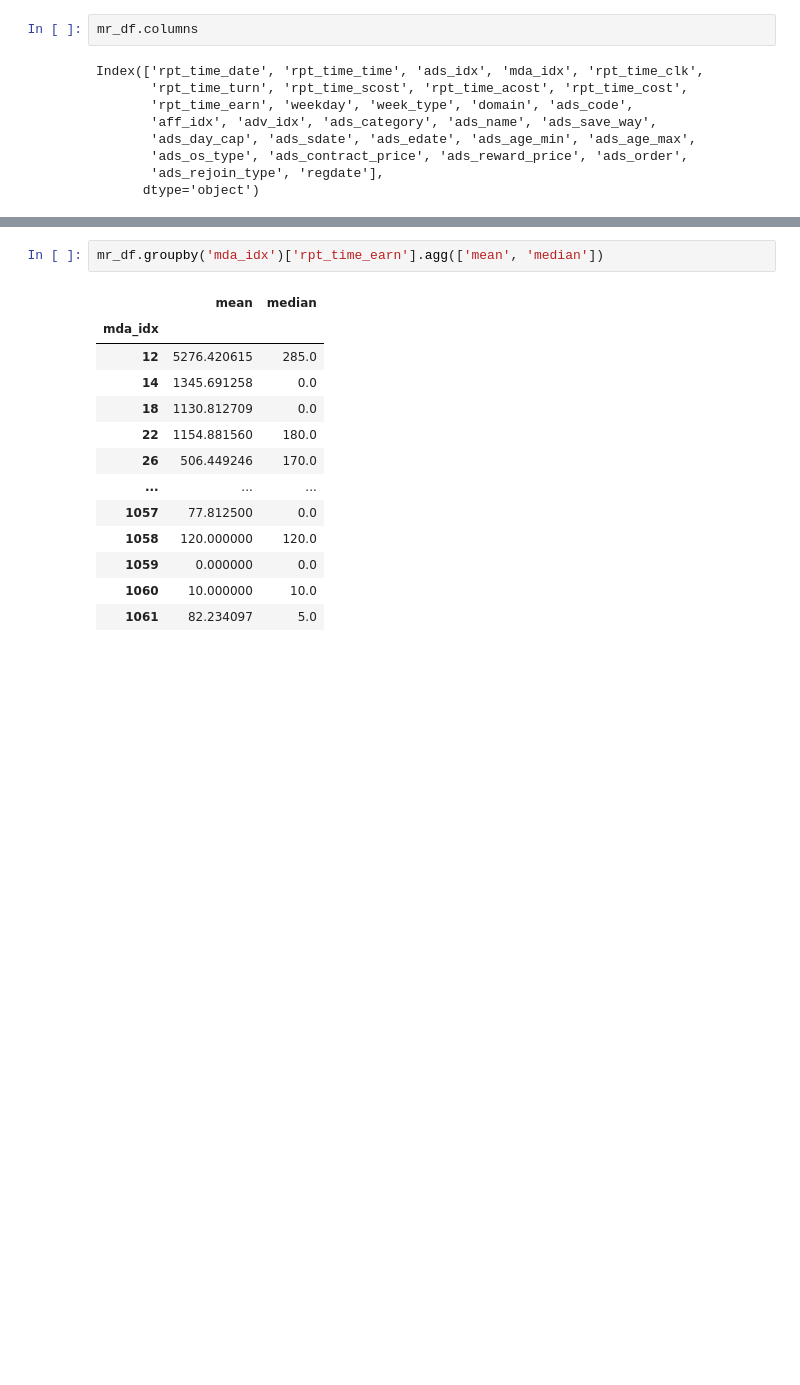
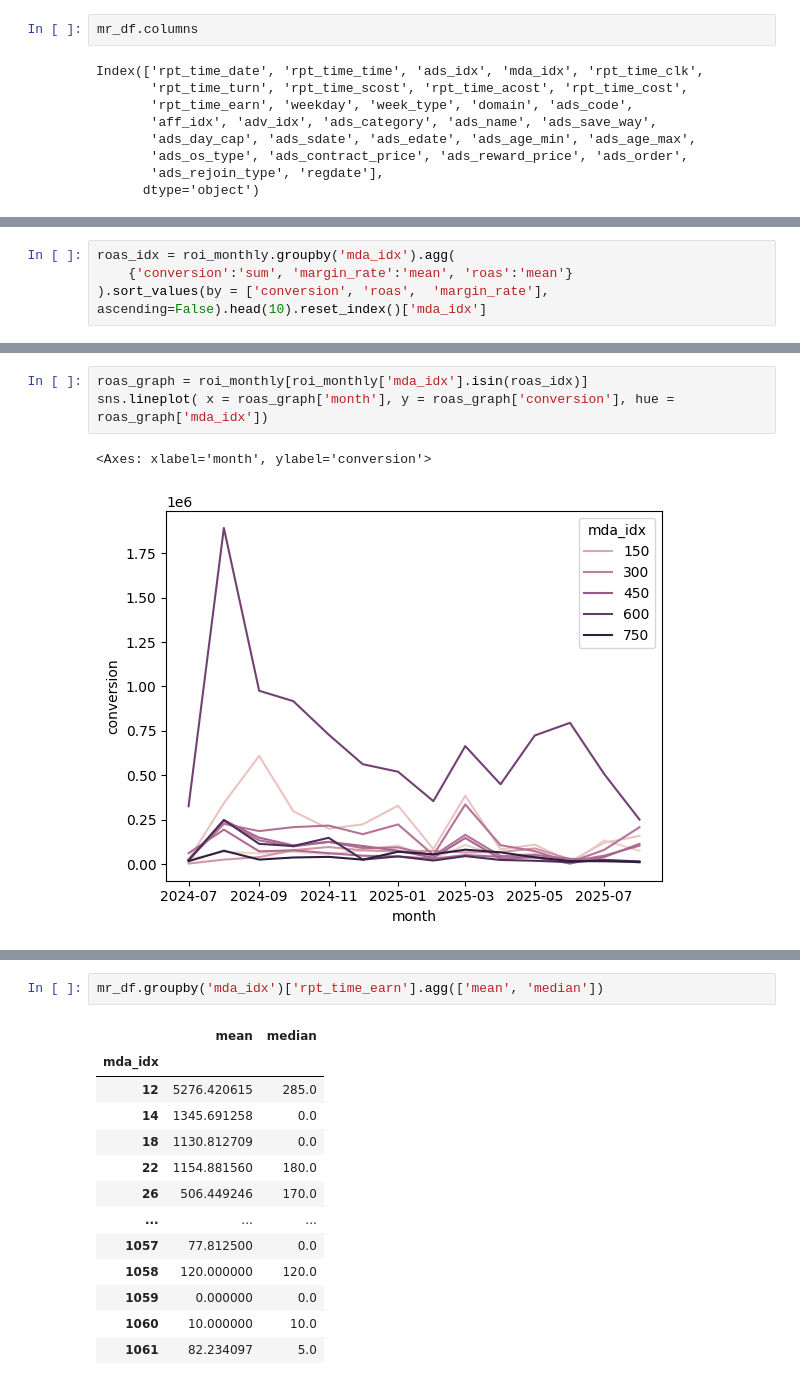
Before and after one commit to sese7414/reward_ads_project, a Jupyter notebook: Sehee/recommend.ipynb, the cells around one changed output, grey strips where cells are left out. Drawn from its saved outputs; the diff is of its cells as text; blank space fills up the shorter version.

```diff
--- a/Sehee/recommend.ipynb
+++ b/Sehee/recommend.ipynb
@@ -550,0 +567,4 @@ mr_df['ive_earn'] = mr_df.rpt_time_acost - mr_df.rpt_time_earn
+# %%
+roas_idx = roi_monthly.groupby('mda_idx').agg(
+    {'conversion':'sum', 'margin_rate':'mean', 'roas':'mean'}
+).sort_values(by = ['conversion', 'roas',  'margin_rate'], ascending=False).head(10).reset_index()['mda_idx']
@@ -550,0 +586,6 @@ mr_df['ive_earn'] = mr_df.rpt_time_acost - mr_df.rpt_time_earn
+# %%
+roas_graph = roi_monthly[roi_monthly['mda_idx'].isin(roas_idx)]
+sns.lineplot( x = roas_graph['month'], y = roas_graph['conversion'], hue = roas_graph['mda_idx'])
+# %% [output]
+<Axes: xlabel='month', ylabel='conversion'>
+[figure, added]
```
Also changed, not shown: parts of 61 cells of this notebook, 3 other files.
